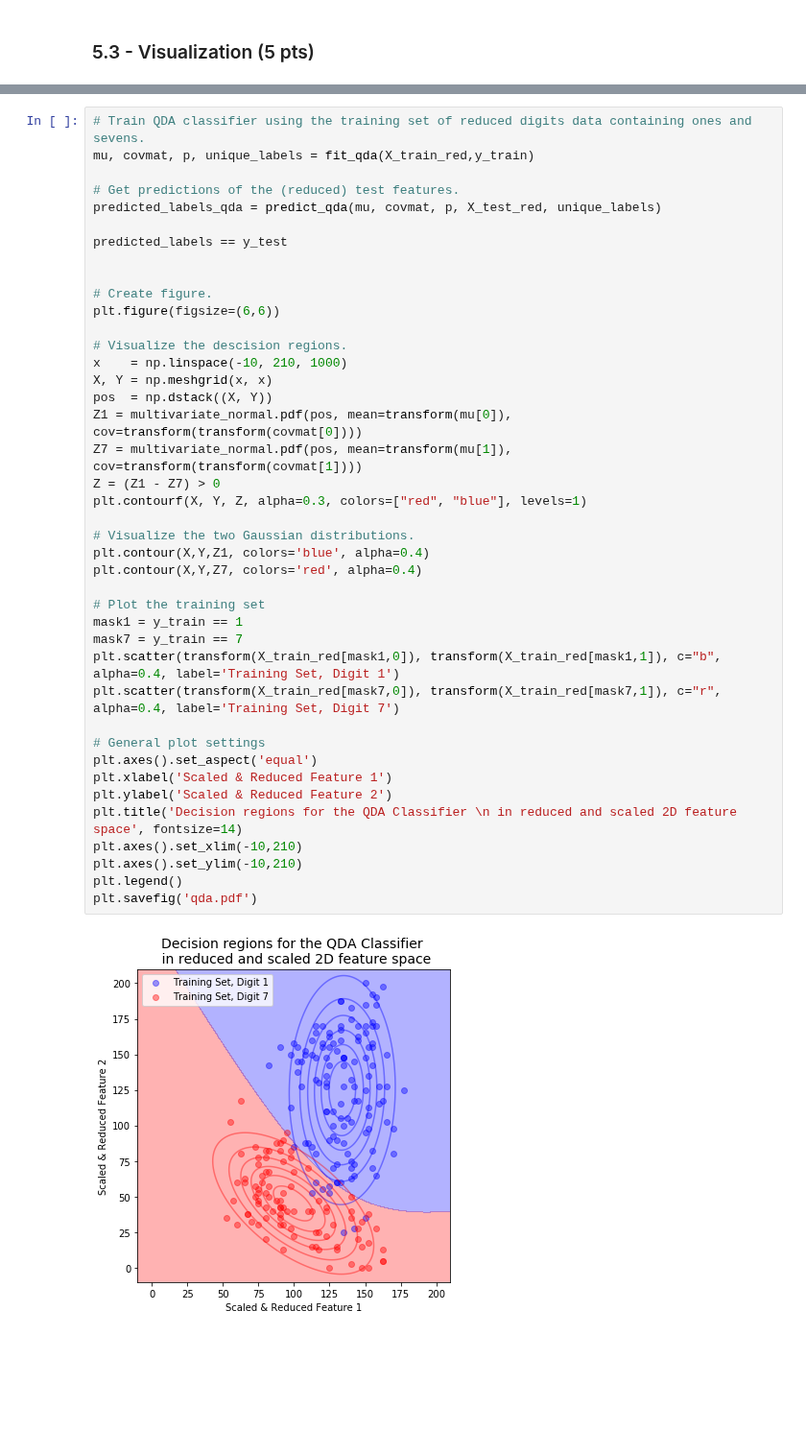
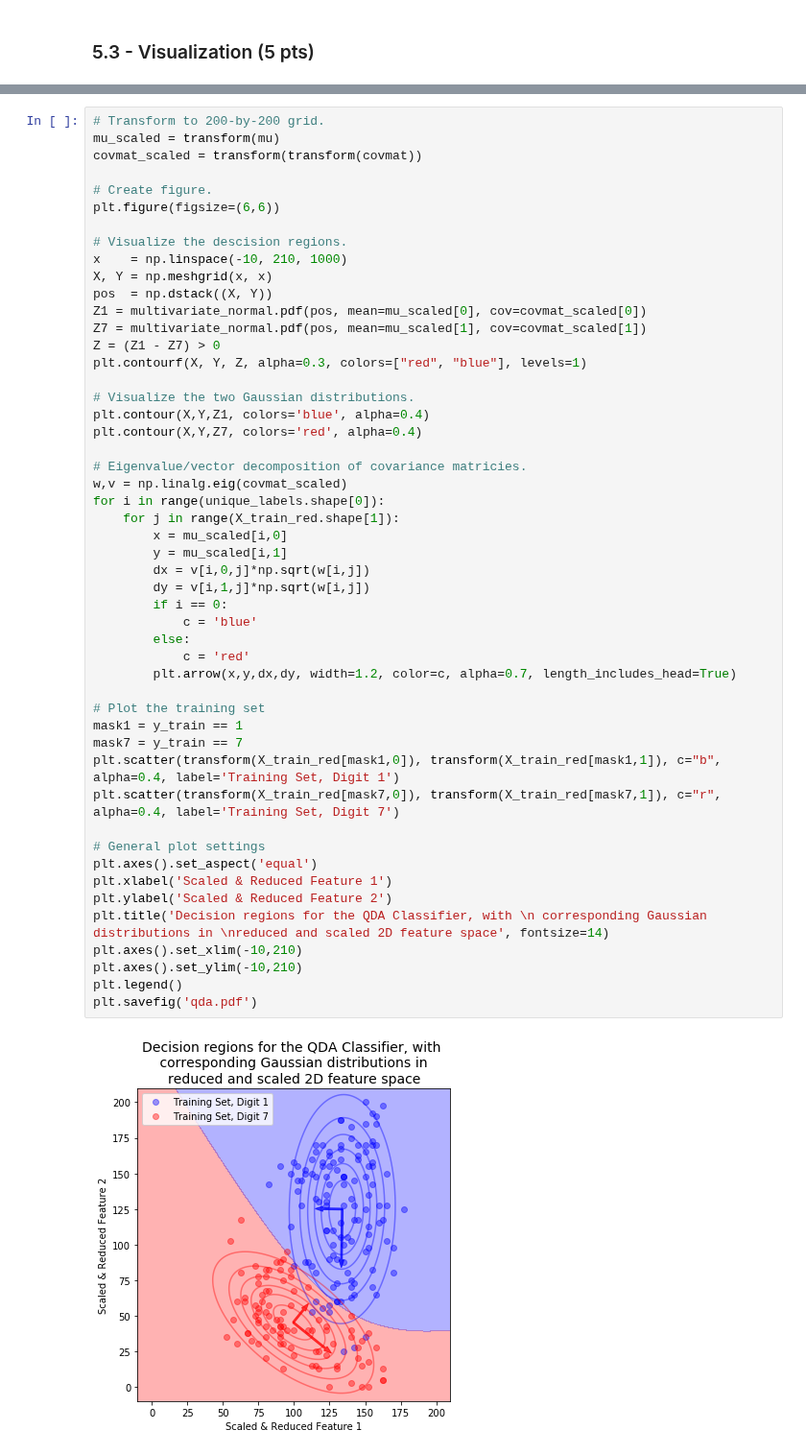
Before and after one commit to eliaserland/heidelberg-courses, a Jupyter notebook: machine-learning/problem-set-2/qda-lda.ipynb, the cells around one changed output, grey strips where cells are left out. Shown at 96% size. Cells and saved outputs as stored; diff of their text form; blank space fills up the shorter version.

```diff
--- a/machine-learning/problem-set-2/qda-lda.ipynb
+++ b/machine-learning/problem-set-2/qda-lda.ipynb
@@ -338,43 +348,52 @@ def predict_qda(mu, covmat, p, test_features, unique_labels):
 # %%
-# Train QDA classifier using the training set of reduced digits data containing ones and sevens.
-mu, covmat, p, unique_labels = fit_qda(X_train_red,y_train)
-
-# Get predictions of the (reduced) test features.
-predicted_labels_qda = predict_qda(mu, covmat, p, X_test_red, unique_labels)
-
-predicted_labels == y_test
-
+# Transform to 200-by-200 grid.
+mu_scaled = transform(mu)
+covmat_scaled = transform(transform(covmat))
 
 # Create figure.
 plt.figure(figsize=(6,6))
 
 # Visualize the descision regions.
 x    = np.linspace(-10, 210, 1000)
 X, Y = np.meshgrid(x, x)
 pos  = np.dstack((X, Y))
-Z1 = multivariate_normal.pdf(pos, mean=transform(mu[0]), cov=transform(transform(covmat[0])))
-Z7 = multivariate_normal.pdf(pos, mean=transform(mu[1]), cov=transform(transform(covmat[1])))
+Z1 = multivariate_normal.pdf(pos, mean=mu_scaled[0], cov=covmat_scaled[0])
+Z7 = multivariate_normal.pdf(pos, mean=mu_scaled[1], cov=covmat_scaled[1])
 Z = (Z1 - Z7) > 0
 plt.contourf(X, Y, Z, alpha=0.3, colors=["red", "blue"], levels=1)
 
 # Visualize the two Gaussian distributions.
 plt.contour(X,Y,Z1, colors='blue', alpha=0.4)
 plt.contour(X,Y,Z7, colors='red', alpha=0.4)
+
+# Eigenvalue/vector decomposition of covariance matricies.
+w,v = np.linalg.eig(covmat_scaled)
+for i in range(unique_labels.shape[0]):
+    for j in range(X_train_red.shape[1]):
+        x = mu_scaled[i,0]
+        y = mu_scaled[i,1]
+        dx = v[i,0,j]*np.sqrt(w[i,j])
+        dy = v[i,1,j]*np.sqrt(w[i,j])
+        if i == 0:
+            c = 'blue'
+        else:
+            c = 'red'
+        plt.arrow(x,y,dx,dy, width=1.2, color=c, alpha=0.7, length_includes_head=True)
 
 # Plot the training set
 mask1 = y_train == 1
 mask7 = y_train == 7
 plt.scatter(transform(X_train_red[mask1,0]), transform(X_train_red[mask1,1]), c="b", alpha=0.4, label='Training Set, Digit 1')
 plt.scatter(transform(X_train_red[mask7,0]), transform(X_train_red[mask7,1]), c="r", alpha=0.4, label='Training Set, Digit 7')
 
 # General plot settings
 plt.axes().set_aspect('equal')
 plt.xlabel('Scaled & Reduced Feature 1')
 plt.ylabel('Scaled & Reduced Feature 2')
-plt.title('Decision regions for the QDA Classifier \n in reduced and scaled 2D feature space', fontsize=14)
+plt.title('Decision regions for the QDA Classifier, with \n corresponding Gaussian distributions in \nreduced and scaled 2D feature space', fontsize=14)
 plt.axes().set_xlim(-10,210)
 plt.axes().set_ylim(-10,210)
 plt.legend()
 plt.savefig('qda.pdf')
 # %% [output]
-[figure, old version]
+[figure, new version]
```
Also changed, not shown: parts of 2 cells of this notebook, 3 other files.
